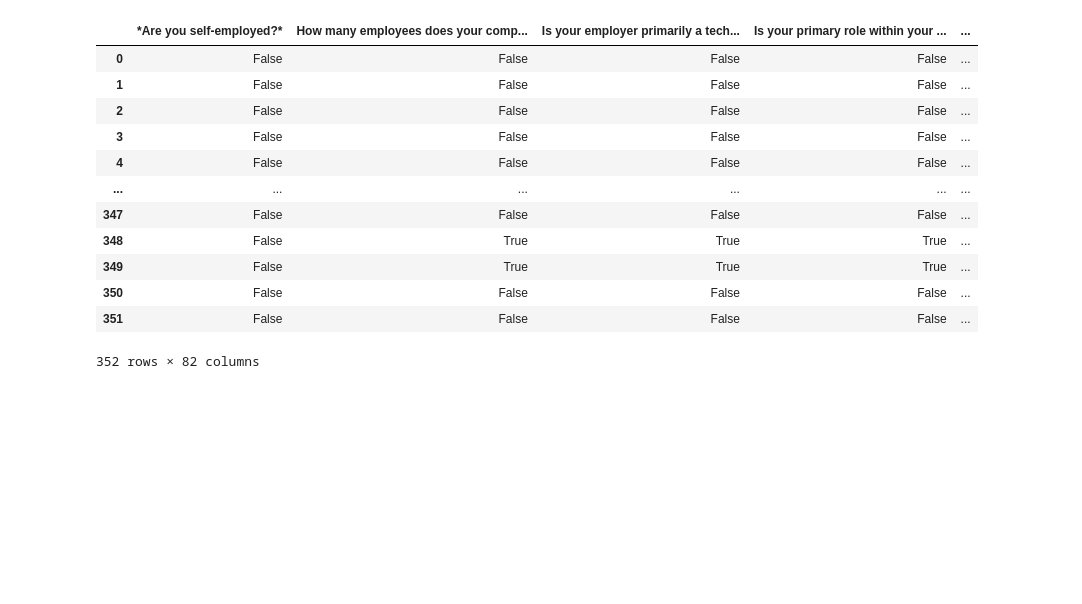
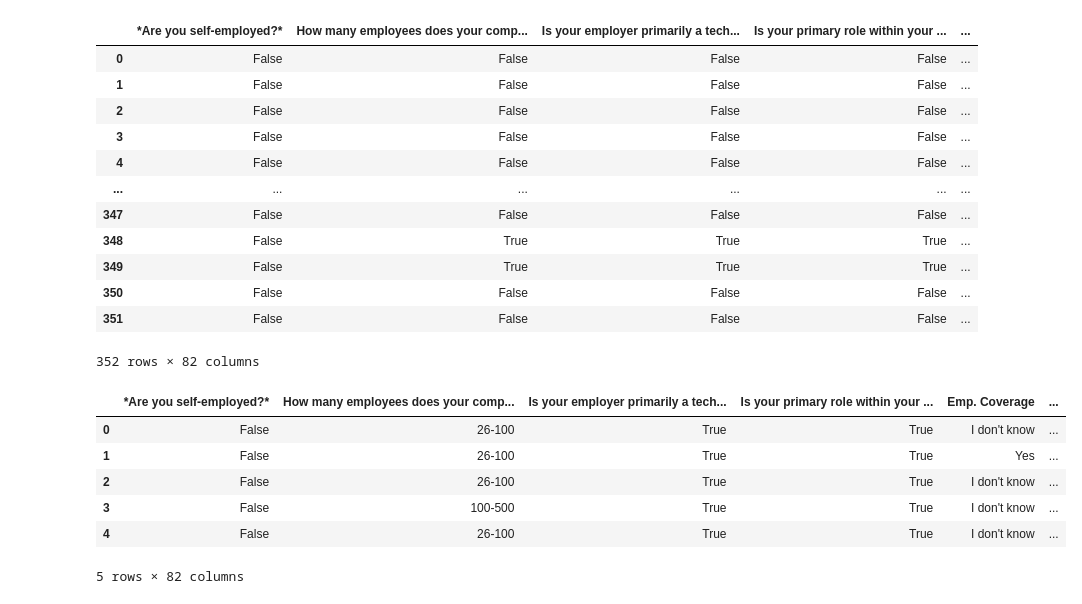
Before and after one commit to haiwy1218/mentalhealth_tech, a Jupyter notebook: mentalhealth_tech.ipynb, the cells around one changed output. Drawn from its saved outputs; the diff is of its cells as text; code cells hidden in the pictures; blank space fills up the shorter version.

```diff
--- a/mentalhealth_tech.ipynb
+++ b/mentalhealth_tech.ipynb
@@ -57,0 +60,18 @@ MentalHealth_df_c.isna()
+# %%
+MH_Clean = MentalHealth_df_c.rename(columns={
+    "What is your age?": "Age",
+    "What is your gender?": "Sex",
+    "What US state or territory do you *live* in?": "Location",
+    "Does your employer provide mental health benefits as part of healthcare coverage?": "Emp. Coverage",
+    "Overall, how well do you think the tech industry supports employees with mental health issues?": "Ranking",
+
+    })
+MH_Clean.head()
+# %% [output]
+|  | *Are you self-employed?* | How many employees does your comp... | Is your employer primarily a tech... | Is your primary role within your ... | Emp. Coverage | ... |
+| 0 | False | 26-100 | True | True | I don't know | ... |
+| 1 | False | 26-100 | True | True | Yes | ... |
+| 2 | False | 26-100 | True | True | I don't know | ... |
+| 3 | False | 100-500 | True | True | I don't know | ... |
+| 4 | False | 26-100 | True | True | I don't know | ... |
+5 rows × 82 columns
```
Also changed, not shown: parts of 9 cells of this notebook, 4 other files.
